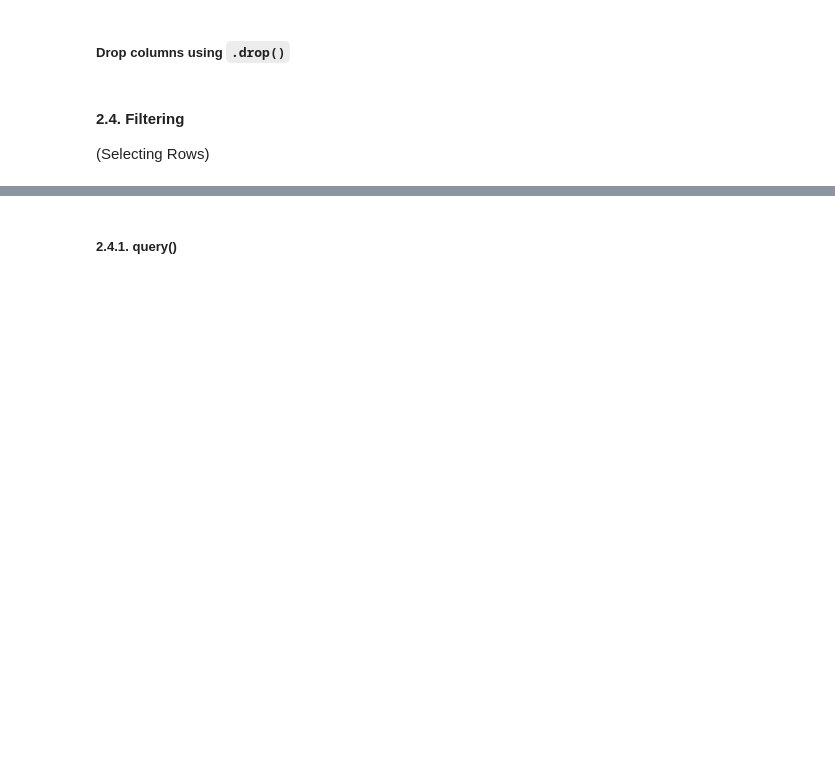
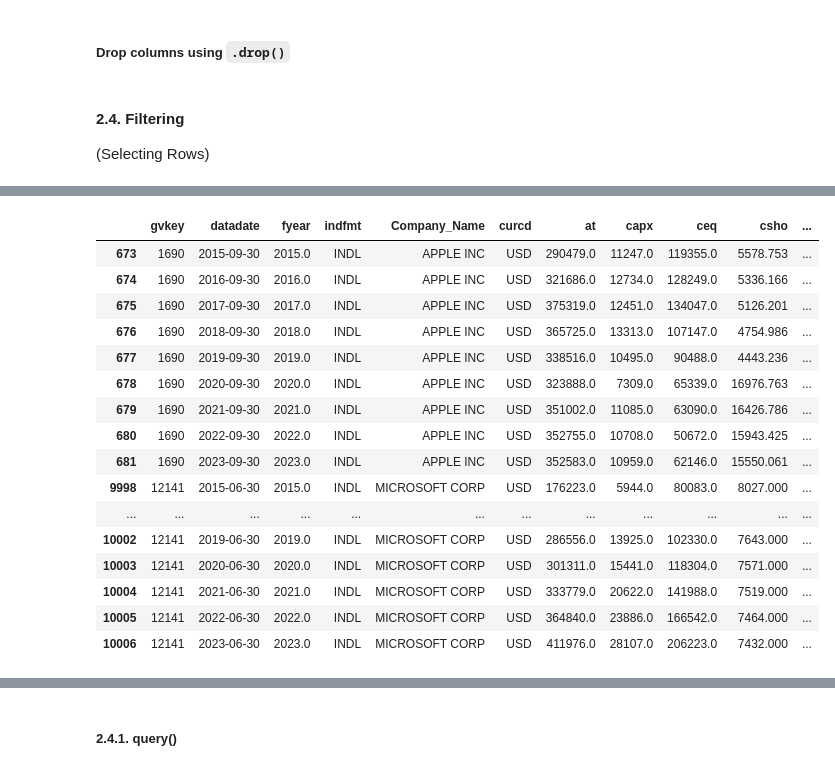
Before and after one commit to leonard67/AFDEN-Python-Workshop, a Jupyter notebook: 2-1-Pandas.ipynb, the cells around one changed output, grey strips where cells are left out. Saved outputs shown, nothing was run; the diff lists cells and outputs as text; code cells hidden in the pictures; blank space fills up the shorter version.

```diff
--- a/2-1-Pandas.ipynb
+++ b/2-1-Pandas.ipynb
@@ -105,0 +390,23 @@ df.columns
+# %%
+condition1 = df['gvkey'].isin(gvkeys)
+condition2 = df['ni'] > 50
+
+df[(df['gvkey'].isin(gvkeys)) & (df['ni'] > 50)]
+# %% [output]
+|  | gvkey | datadate | fyear | indfmt | Company_Name | curcd | at | capx | ceq | csho | ... |
+| 673 | 1690 | 2015-09-30 | 2015.0 | INDL | APPLE INC | USD | 290479.0 | 11247.0 | 119355.0 | 5578.753 | ... |
+| 674 | 1690 | 2016-09-30 | 2016.0 | INDL | APPLE INC | USD | 321686.0 | 12734.0 | 128249.0 | 5336.166 | ... |
+| 675 | 1690 | 2017-09-30 | 2017.0 | INDL | APPLE INC | USD | 375319.0 | 12451.0 | 134047.0 | 5126.201 | ... |
+| 676 | 1690 | 2018-09-30 | 2018.0 | INDL | APPLE INC | USD | 365725.0 | 13313.0 | 107147.0 | 4754.986 | ... |
+| 677 | 1690 | 2019-09-30 | 2019.0 | INDL | APPLE INC | USD | 338516.0 | 10495.0 | 90488.0 | 4443.236 | ... |
+| 678 | 1690 | 2020-09-30 | 2020.0 | INDL | APPLE INC | USD | 323888.0 | 7309.0 | 65339.0 | 16976.763 | ... |
+| 679 | 1690 | 2021-09-30 | 2021.0 | INDL | APPLE INC | USD | 351002.0 | 11085.0 | 63090.0 | 16426.786 | ... |
+| 680 | 1690 | 2022-09-30 | 2022.0 | INDL | APPLE INC | USD | 352755.0 | 10708.0 | 50672.0 | 15943.425 | ... |
+| 681 | 1690 | 2023-09-30 | 2023.0 | INDL | APPLE INC | USD | 352583.0 | 10959.0 | 62146.0 | 15550.061 | ... |
+| 9998 | 12141 | 2015-06-30 | 2015.0 | INDL | MICROSOFT CORP | USD | 176223.0 | 5944.0 | 80083.0 | 8027.000 | ... |
+| ... | ... | ... | ... | ... | ... | ... | ... | ... | ... | ... | ... |
+| 10002 | 12141 | 2019-06-30 | 2019.0 | INDL | MICROSOFT CORP | USD | 286556.0 | 13925.0 | 102330.0 | 7643.000 | ... |
+| 10003 | 12141 | 2020-06-30 | 2020.0 | INDL | MICROSOFT CORP | USD | 301311.0 | 15441.0 | 118304.0 | 7571.000 | ... |
+| 10004 | 12141 | 2021-06-30 | 2021.0 | INDL | MICROSOFT CORP | USD | 333779.0 | 20622.0 | 141988.0 | 7519.000 | ... |
+| 10005 | 12141 | 2022-06-30 | 2022.0 | INDL | MICROSOFT CORP | USD | 364840.0 | 23886.0 | 166542.0 | 7464.000 | ... |
+| 10006 | 12141 | 2023-06-30 | 2023.0 | INDL | MICROSOFT CORP | USD | 411976.0 | 28107.0 | 206223.0 | 7432.000 | ... |
```
Also changed, not shown: parts of 31 cells of this notebook, 4 other files.
